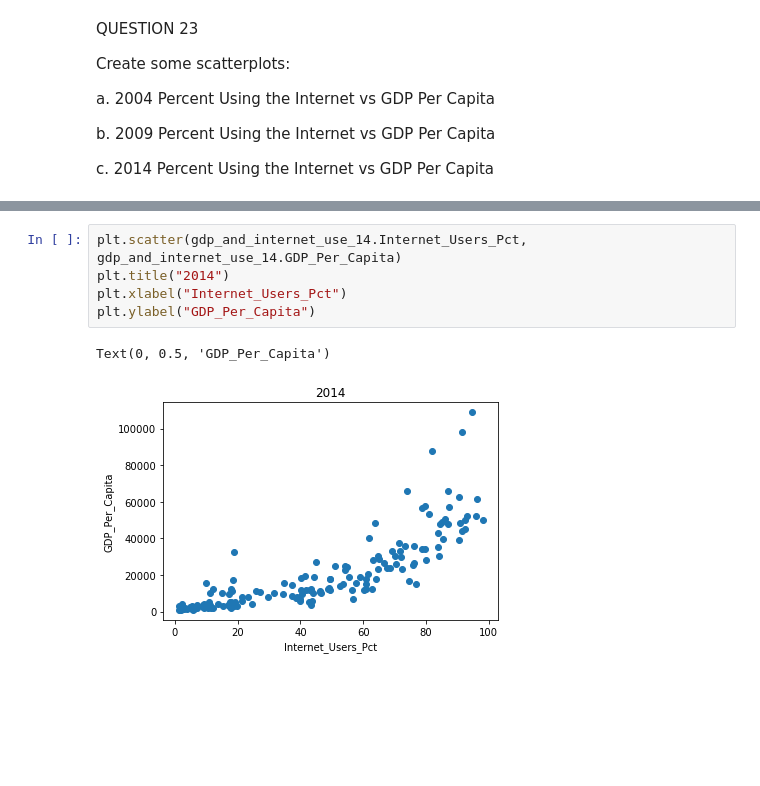
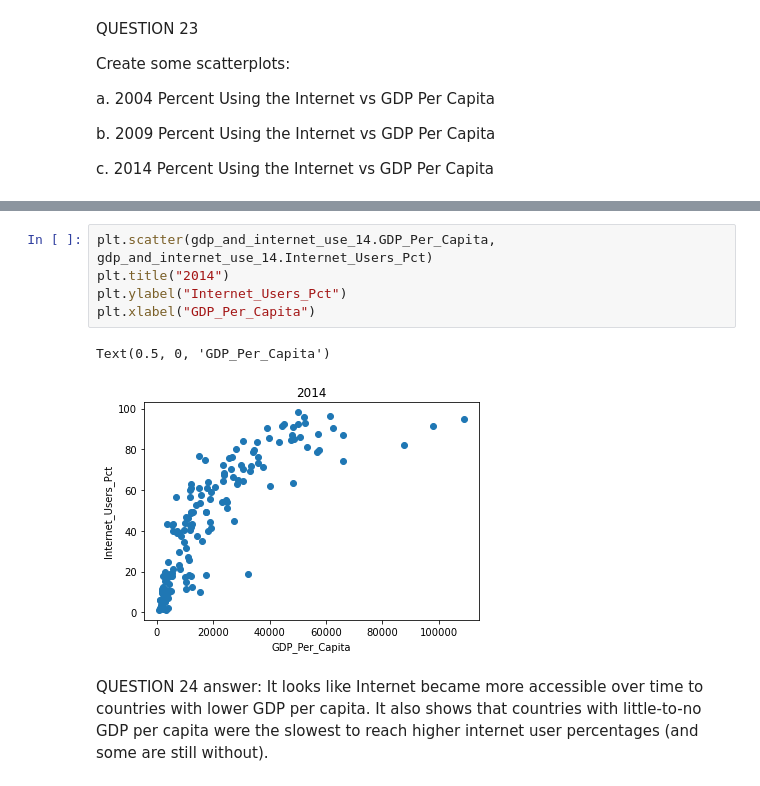
Before and after one commit to megan2/gdp-and-internet-usage-megan2, a Jupyter notebook: gdp_python_workbook.ipynb, the cells around one changed output, grey strips where cells are left out. Drawn from its saved outputs; the diff is of its cells as text; blank space fills up the shorter version.

```diff
--- a/gdp_python_workbook.ipynb
+++ b/gdp_python_workbook.ipynb
@@ -272,8 +272,10 @@ Text(0, 0.5, 'GDP_Per_Capita')
 # %%
-plt.scatter(gdp_and_internet_use_14.Internet_Users_Pct, gdp_and_internet_use_14.GDP_Per_Capita)
+plt.scatter(gdp_and_internet_use_14.GDP_Per_Capita, gdp_and_internet_use_14.Internet_Users_Pct)
 plt.title("2014")
-plt.xlabel("Internet_Users_Pct")
-plt.ylabel("GDP_Per_Capita")
+plt.ylabel("Internet_Users_Pct")
+plt.xlabel("GDP_Per_Capita")
 # %% [output]
-Text(0, 0.5, 'GDP_Per_Capita')
+Text(0.5, 0, 'GDP_Per_Capita')
-[figure, old version]
+[figure, new version]
+# %% [markdown]
+QUESTION 24 answer: It looks like Internet became more accessible over time to countries with lower GDP per capita.  It also shows that countries with little-to-no GDP per capita were the slowest to reach higher internet user percentages (and some are still without).
```
Also changed, not shown: parts of 11 cells of this notebook.
